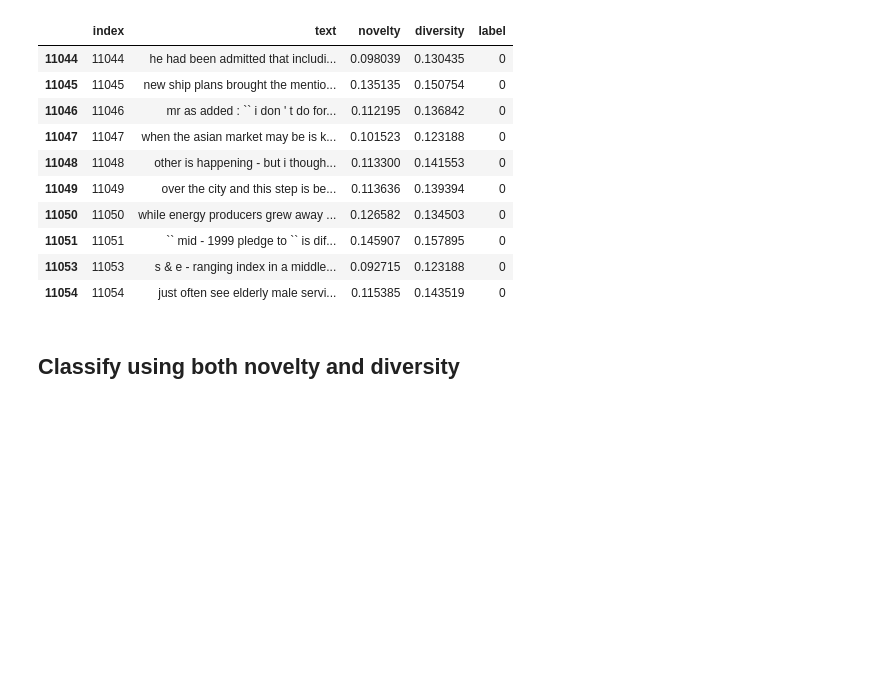
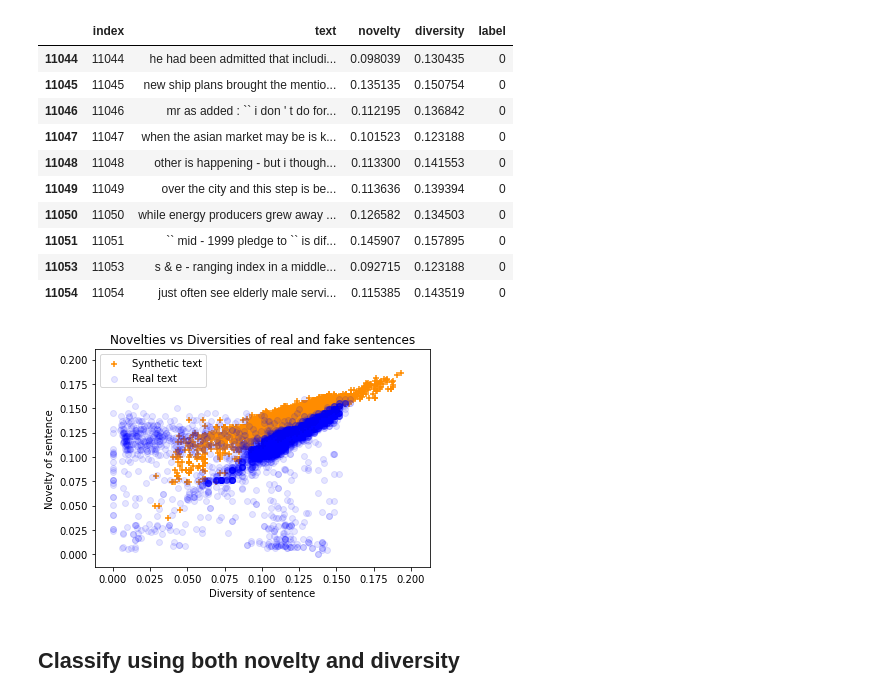
Before and after one commit to debashishc/classification-real-fake-text, a Jupyter notebook: analysis_levenshtein/Levenshtein_Classifier.ipynb, the cells around one changed output. Cells and saved outputs as stored; diff of their text form; code cells hidden in the pictures; blank space fills up the shorter version.

```diff
--- a/analysis_levenshtein/Levenshtein_Classifier.ipynb
+++ b/analysis_levenshtein/Levenshtein_Classifier.ipynb
@@ -143,6 +143,29 @@ combined_data.tail(10)
 | 11051 | 11051 | `` mid - 1999 pledge to `` is dif... | 0.145907 | 0.157895 | 0 |
 | 11053 | 11053 | s & e - ranging index in a middle... | 0.092715 | 0.123188 | 0 |
 | 11054 | 11054 | just often see elderly male servi... | 0.115385 | 0.143519 | 0 |
+# %%
+def get_scatter_plot(data_x, data_y, data_x1, data_y1):
+    """ Scatter plot of novelties vs diversities.
+    """
+    plt.scatter(data_x, data_y, color='darkorange', marker='+', label='Synthetic text', alpha=1)
+    plt.scatter(data_x1, data_y1, color='blue', marker='o', label='Real text', alpha=0.1)
+
+    plt.title('{} vs {} of real and fake sentences'.format("Novelties", "Diversities"))
+    plt.xlabel('Diversity of sentence')
+#     plt.xlim(0, 1)
+#     plt.ylim(0, 1)
+    plt.ylabel('Novelty of sentence')
+    plt.legend(loc='upper left')
+    plt.show()
+# %%
+lev_normed_real_diversities = (real_data['diversity'].values)
+lev_normed_real_novelties = (real_data['novelty'].values)
+lev_normed_fake_diversities = (fake_data['diversity'].values)
+lev_normed_fake_novelties = (fake_data['novelty'].values)
+# %%
+get_scatter_plot(lev_normed_fake_novelties, lev_normed_fake_diversities, lev_normed_real_novelties, lev_normed_real_diversities)
+# %% [output]
+[figure, added]
 # %% [markdown]
 ## Classify using both novelty and diversity
 # %%
```
Also changed, not shown: parts of 8 cells of this notebook, 3 other files.
